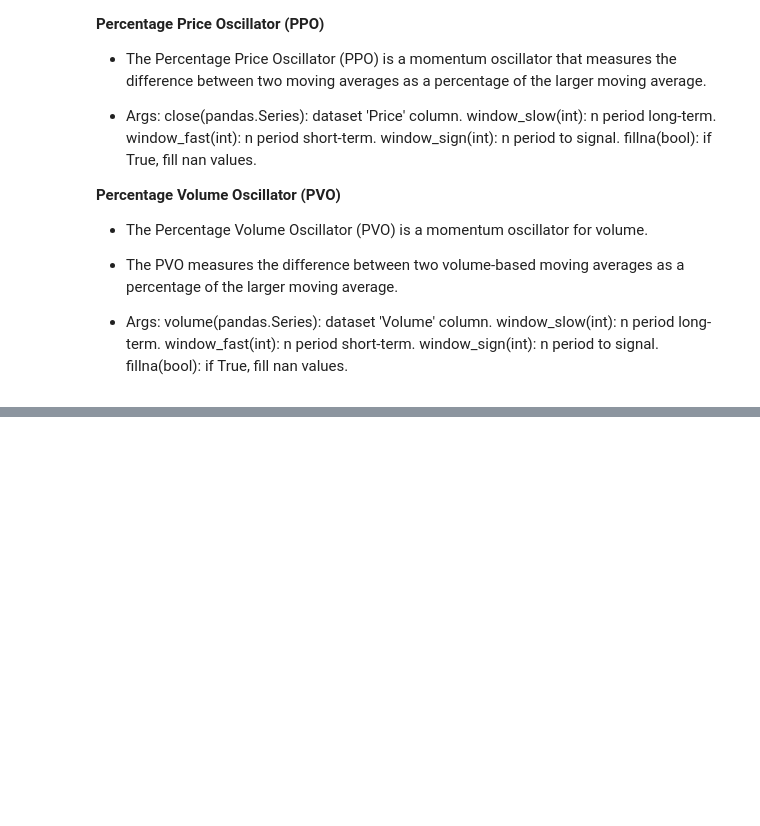
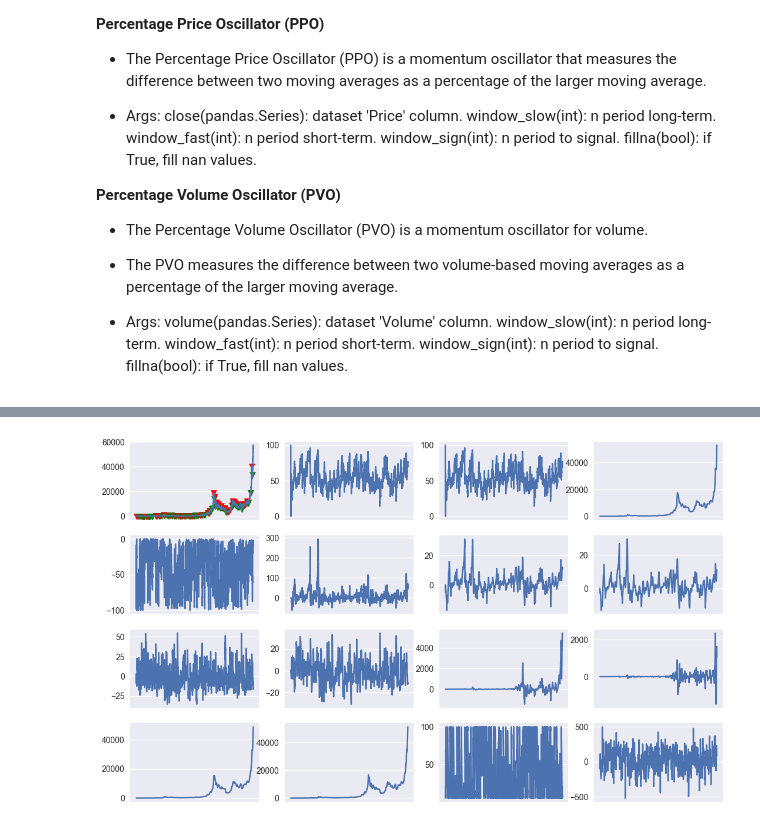
Before and after one commit to jamorsicato/machine-learning, a Jupyter notebook: bitcoin_price_prediction.ipynb, the cells around one changed output, grey strips where cells are left out. Drawn from its saved outputs; the diff is of its cells as text; code cells hidden in the pictures; blank space fills up the shorter version.

Commit message:
made first image from ta indicators and plotted in imshow

```diff
--- a/bitcoin_price_prediction.ipynb
+++ b/bitcoin_price_prediction.ipynb
@@ -740,0 +694,43 @@ for col in ta_temp.columns:
+# %%
+# Make subplots of all data that will be in images
+
+# make data frame
+cols_to_exlude = {"open","high","volume","low"}
+
+ta_df = pd.DataFrame()
+for col in ta_temp.columns:
+    if col not in cols_to_exlude:
+        ta_df[col] = ta_temp[col]
+
+# variable declaration
+numR = 4
+numC = 4
+col_names = ta_df.columns
+k = 0
+
+# declare figure
+fig, axes = plt.subplots(figsize=(13,9), dpi= 100,nrows=numR, ncols=numC)
+
+# plot everything
+for i in range(0,numR):
+    for j in range(0,numC):
+        if col_names[k] == "close":
+            ta_temp[col_names[k]].plot(ax=axes[i,j]).get_xaxis().set_visible(False)
+
+            for x in range(0,len(list(ta_df['close']))):
+                if ta_df['buySellHold'][x] == "BUY":
+                    axes[i,j].scatter(ta_df.index[x],ta_df['close'][x], label='skitscat', color='green', s=55, marker="v") #BUY
+                if ta_df['buySellHold'][x] == "SELL":
+                    axes[i,j].scatter(ta_df.index[x],ta_df['close'][x], label='skitscat', color='red', s=55, marker="v") #SELL
+
+
+        elif col_names[k] ==  "buySellHold":
+            #skip this column in df
+            ta_df[col_names[k+1]].plot(ax=axes[i,j]).get_xaxis().set_visible(False)
+
+        else:
+
+            ta_df[col_names[k]].plot(ax=axes[i,j]).get_xaxis().set_visible(False)
+        k = k + 1
+# %% [output]
+[figure, added]
```
Also changed, not shown: parts of 9 cells of this notebook.
